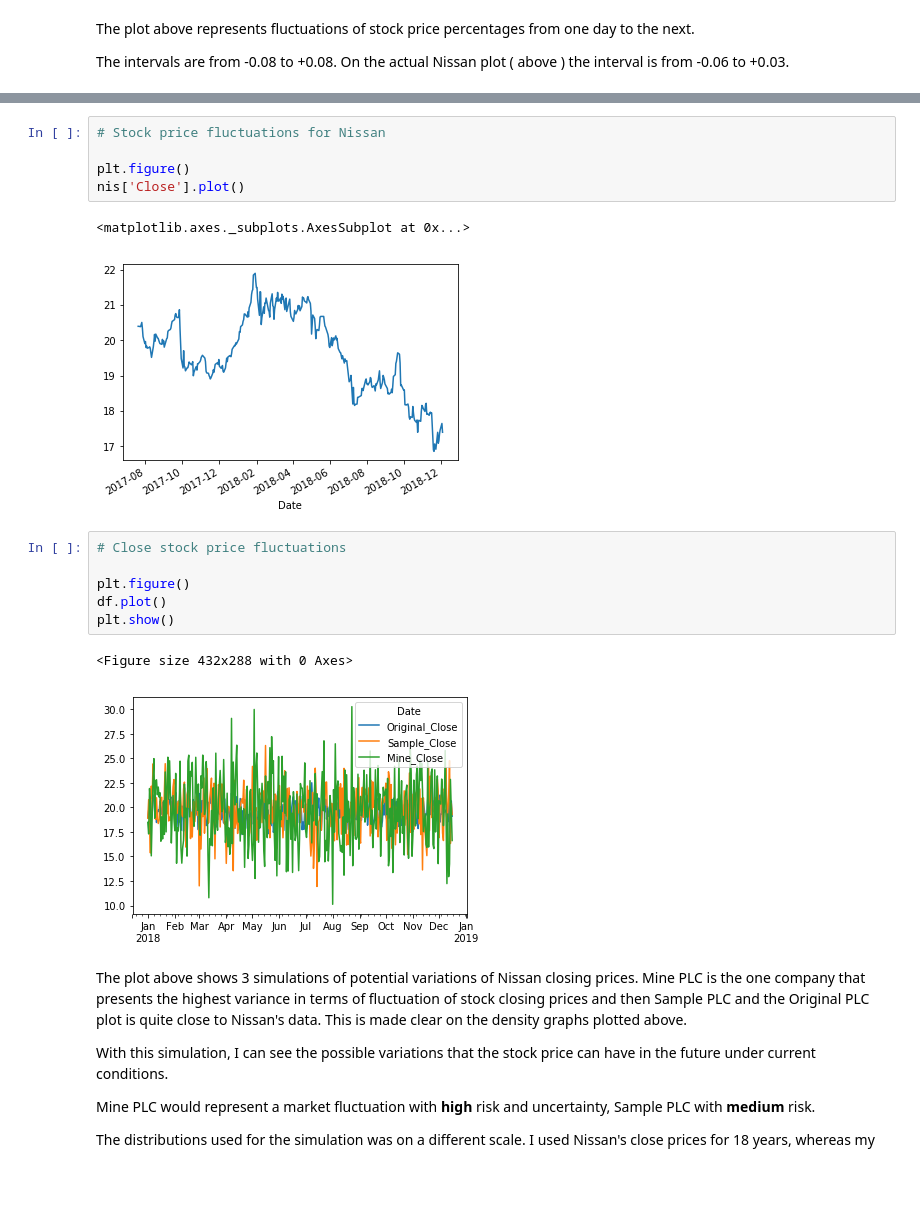
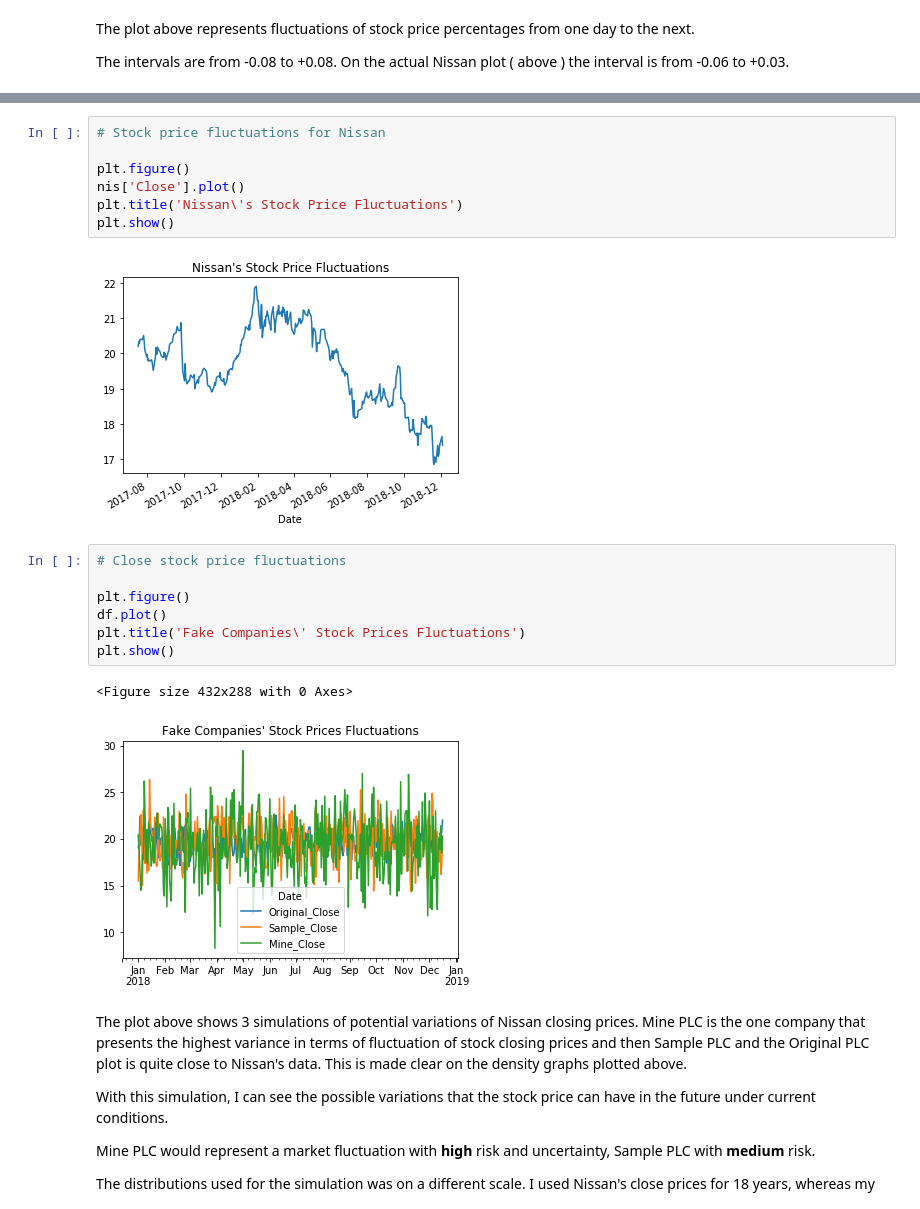
Before and after one commit to MarcoMen-Temp/Programming-Project, a Jupyter notebook: Programming.ipynb, the cells around one changed output, grey strips where cells are left out. Drawn from its saved outputs; the diff is of its cells as text; blank space fills up the shorter version.

```diff
--- a/Programming.ipynb
+++ b/Programming.ipynb
@@ -289,20 +310,22 @@ plt.show()
 # %%
 # Stock price fluctuations for Nissan
 
 plt.figure()
 nis['Close'].plot()
+plt.title('Nissan\'s Stock Price Fluctuations')
+plt.show()
 # %% [output]
-<matplotlib.axes._subplots.AxesSubplot at 0x...>
-[figure, old version]
+[figure, new version]
 # %%
 # Close stock price fluctuations
 
 plt.figure()
 df.plot()
+plt.title('Fake Companies\' Stock Prices Fluctuations')
 plt.show()
 # %% [output]
 <Figure size 432x288 with 0 Axes>
-[figure, old version]
+[figure, new version]
 # %% [markdown]
 The plot above shows 3 simulations of potential variations of Nissan closing prices.
 Mine PLC is the one company that presents the highest variance in terms of fluctuation of stock closing prices and then Sample PLC and the Original PLC plot is quite close to Nissan's data. This is made clear on the density graphs plotted above.
```
Also changed, not shown: parts of 14 cells of this notebook.
